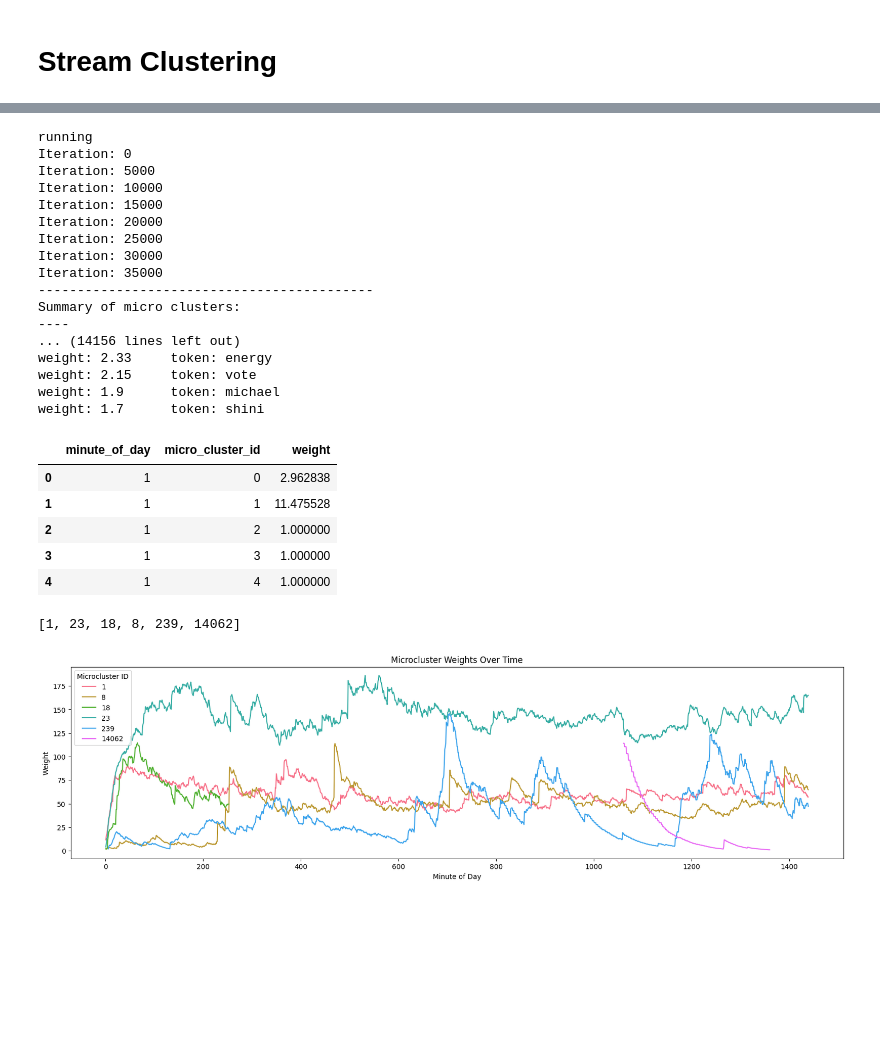
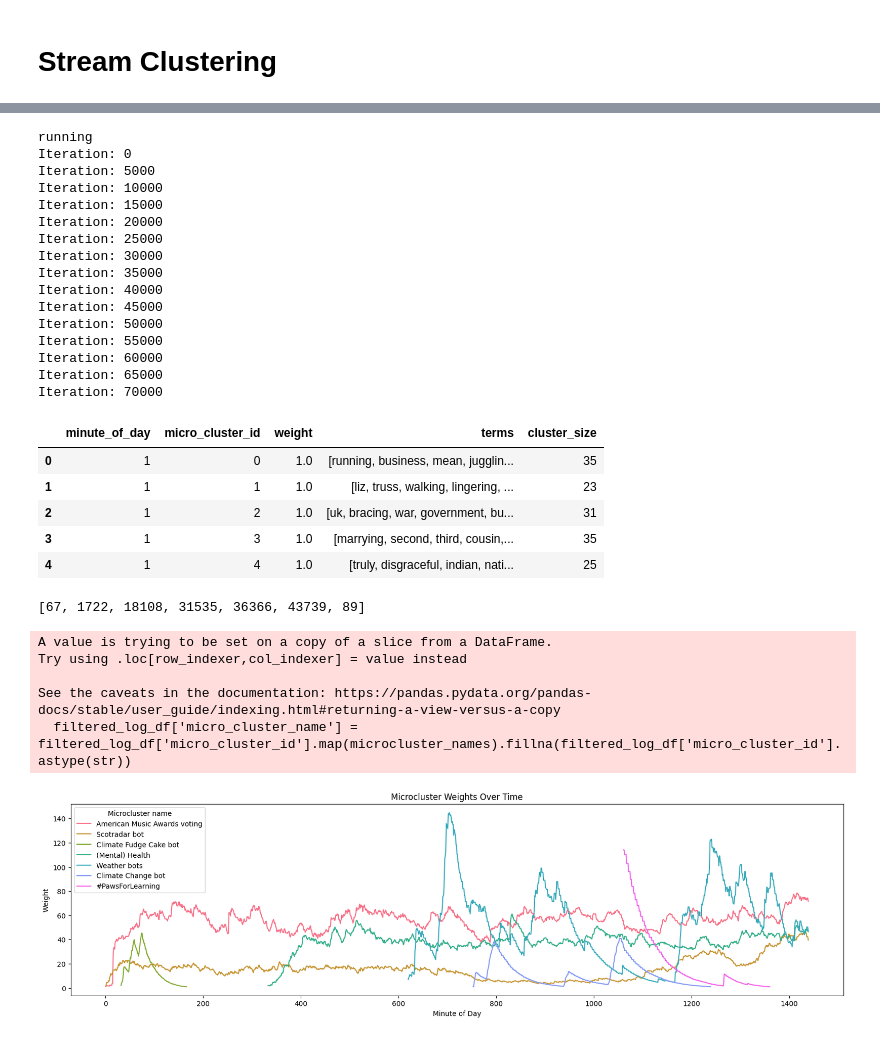
Before and after one commit to lgiesen/social-media-analysis, a Jupyter notebook: arne_stream_clustering.ipynb, the cells around one changed output, grey strips where cells are left out. Saved outputs shown, nothing was run; the diff lists cells and outputs as text; code cells hidden in the pictures; blank space fills up the shorter version.

Commit message:
Stream Clust almost completed

```diff
--- a/arne_stream_clustering.ipynb
+++ b/arne_stream_clustering.ipynb
@@ -39,45 +43,30 @@ model = compose.Pipeline(
 # %%
 import pandas as pd
 
-
 text_clust_algo = cluster.TextClust(real_time_fading=False, fading_factor=0.001, tgap=100, auto_r=False,
-    radius=0.8, num_macro = 10)
-
+    radius=0.6)
 stopwords = [ 'stop', 'the', 'to', 'and', 'a', 'in', 'it', 'is', 'I']
-
-
 model = compose.Pipeline(
     feature_extraction.BagOfWords(lowercase=True, ngram_range=(1, 2), stop_words=stopwords),
     text_clust_algo,
 )
-
 nstart = 0
 i = 0
 old_time = df_sub.loc[i, 'minute_of_day']
 log = []
 micro_clusters = text_clust_algo.micro_clusters
 print("running")
-
 for text in preprocessed_text_sub:
     if i % 5000 == 0:
         print(f"Iteration: {nstart+i}")
-
-    if df_sub.loc[i, 'minute_of_day'] == 600:
-        print(text_clust_algo.showclusters(topn=10,num=10))
-
     model.learn_one(text)
     if df_sub.loc[i, 'minute_of_day'] != old_time:
         old_time = df_sub.loc[i, 'minute_of_day']
         micro_clusters = text_clust_algo.micro_clusters
         for key, micro_cluster in micro_clusters.items():
-
-            if "unims" in micro_cluster.tf:
-                print(nstart+i, micro_cluster.id ,list(micro_cluster.tf.items())[:5], micro_cluster.weight)
-
             weight = micro_cluster.weight
-            log.append({'minute_of_day': old_time, 'micro_cluster_id': key, 'weight': weight, 'terms': [term[0] for term in list(micro_cluster.tf.items())[:20]]})
+            log.append({'minute_of_day': old_time, 'micro_cluster_id': key, 'weight': weight, 'terms': [term[0] for term in list(micro_cluster.tf.items())], 'cluster_size': len(micro_cluster.tf.items())})
     i += 1
-
 log_df = pd.DataFrame(log)
 # %% [output]
 running
@@ -89,47 +78,63 @@ Iteration: 20000
 Iteration: 25000
 Iteration: 30000
 Iteration: 35000
--------------------------------------------
-Summary of micro clusters:
-----
-... (14156 lines left out)
-weight: 2.33     token: energy
-weight: 2.15     token: vote
-weight: 1.9      token: michael
-weight: 1.7      token: shini
+Iteration: 40000
+Iteration: 45000
+Iteration: 50000
+Iteration: 55000
+Iteration: 60000
+Iteration: 65000
+Iteration: 70000
 # %%
 log_df.head()
 # %% [output]
-|  | minute_of_day | micro_cluster_id | weight |
-| 0 | 1 | 0 | 2.962838 |
-| 1 | 1 | 1 | 11.475528 |
-| 2 | 1 | 2 | 1.000000 |
-| 3 | 1 | 3 | 1.000000 |
-| 4 | 1 | 4 | 1.000000 |
+|  | minute_of_day | micro_cluster_id | weight | terms | cluster_size |
+| 0 | 1 | 0 | 1.0 | [running, business, mean, jugglin... | 35 |
+| 1 | 1 | 1 | 1.0 | [liz, truss, walking, lingering, ... | 23 |
+| 2 | 1 | 2 | 1.0 | [uk, bracing, war, government, bu... | 31 |
+| 3 | 1 | 3 | 1.0 | [marrying, second, third, cousin,... | 35 |
+| 4 | 1 | 4 | 1.0 | [truly, disgraceful, indian, nati... | 25 |
 # %%
-top_10_microclusters = log_df[log_df['minute_of_day'] == log_df['minute_of_day'].max()].nlargest(10, 'weight')
-important_microcluster_ids_at_end = top_10_microclusters['micro_cluster_id'].values
 
-
-high_weight_ids = log_df[log_df['weight'] > 80]['micro_cluster_id'].unique().tolist()
+high_weight_ids = log_df[log_df['weight'] > 40]['micro_cluster_id'].unique().tolist()
 high_weight_ids
 # %% [output]
-[1, 23, 18, 8, 239, 14062]
+[67, 1722, 18108, 31535, 36366, 43739, 89]
 # %%
 import seaborn as sns
 
 # Filter the log_df for the important microcluster ids
 filtered_log_df = log_df[log_df['micro_cluster_id'].isin(high_weight_ids)]
 
 # Plot the data
 plt.figure(figsize=(20, 5))
 palette = sns.color_palette("husl", len(high_weight_ids))
-sns.lineplot(data=filtered_log_df, x='minute_of_day', y='weight', hue='micro_cluster_id', palette=palette)
+#sns.lineplot(data=filtered_log_df, x='minute_of_day', y='weight', hue='micro_cluster_id', palette=palette)
+# Define a mapping of microcluster IDs to names
+microcluster_names = {
+    67: 'American Music Awards voting',
+    89: 'Scotradar bot',
+    1722: 'Climate Fudge Cake bot',
+    18108: '(Mental) Health',
+    31535: 'Weather bots',
+    36366: 'Climate Change bot',
+    43739: '#PawsForLearning'
+}
 
+# Map the microcluster IDs to names
+filtered_log_df['micro_cluster_name'] = filtered_log_df['micro_cluster_id'].map(microcluster_names).fillna(filtered_log_df['micro_cluster_id'].astype(str))
+
+# Plot the data with names
+sns.lineplot(data=filtered_log_df, x='minute_of_day', y='weight', hue='micro_cluster_name', palette=palette)
 plt.xlabel('Minute of Day')
 plt.ylabel('Weight')
 plt.title('Microcluster Weights Over Time')
-plt.legend(title='Microcluster ID')
+plt.legend(title='Microcluster name')
 plt.show()
 # %% [output]
+A value is trying to be set on a copy of a slice from a DataFrame.
+Try using .loc[row_indexer,col_indexer] = value instead
+
+See the caveats in the documentation: https://pandas.pydata.org/pandas-docs/stable/user_guide/indexing.html#returning-a-view-versus-a-copy
+  filtered_log_df['micro_cluster_name'] = filtered_log_df['micro_cluster_id'].map(microcluster_names).fillna(filtered_log_df['micro_cluster_id'].astype(str))
-[figure, old version]
+[figure, new version]
```
Also changed, not shown: parts of 14 cells of this notebook.
